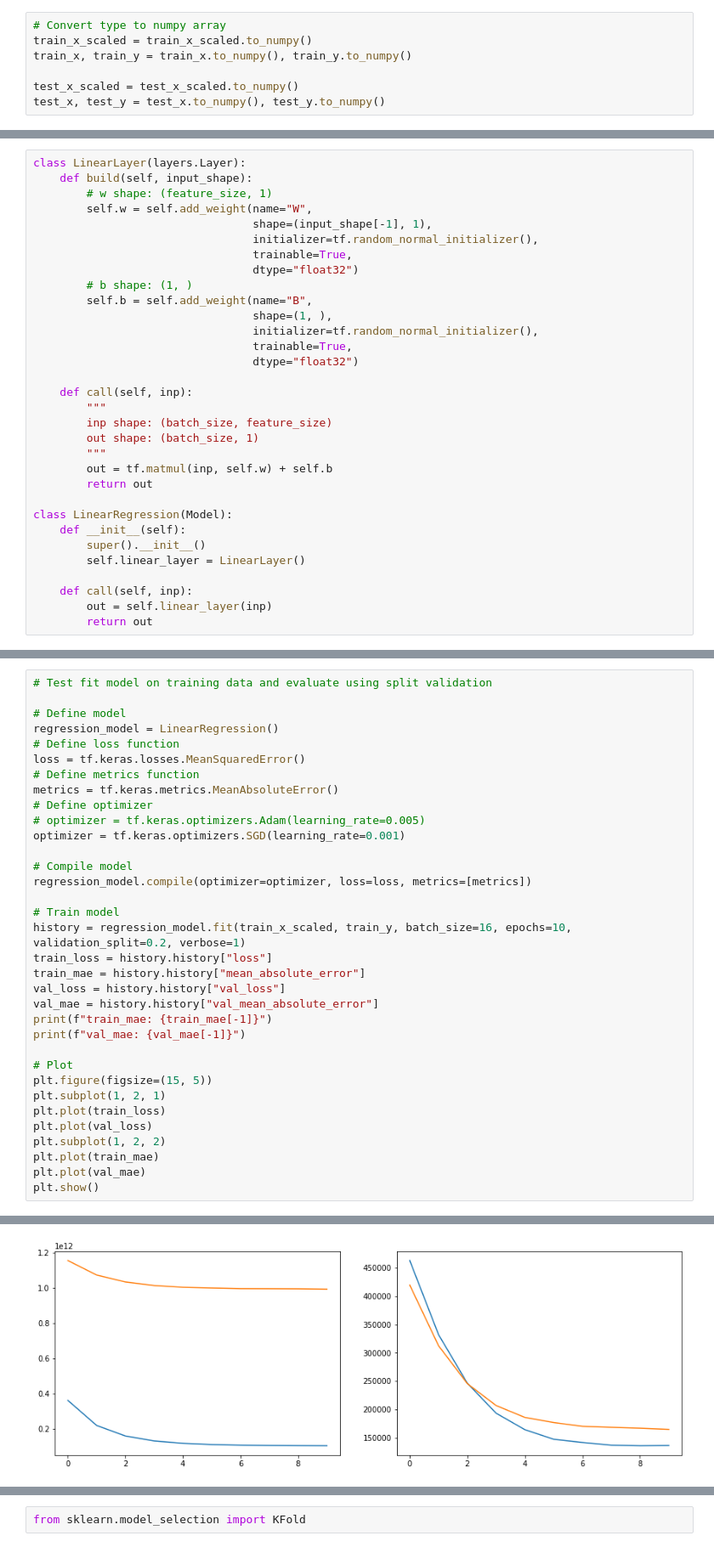
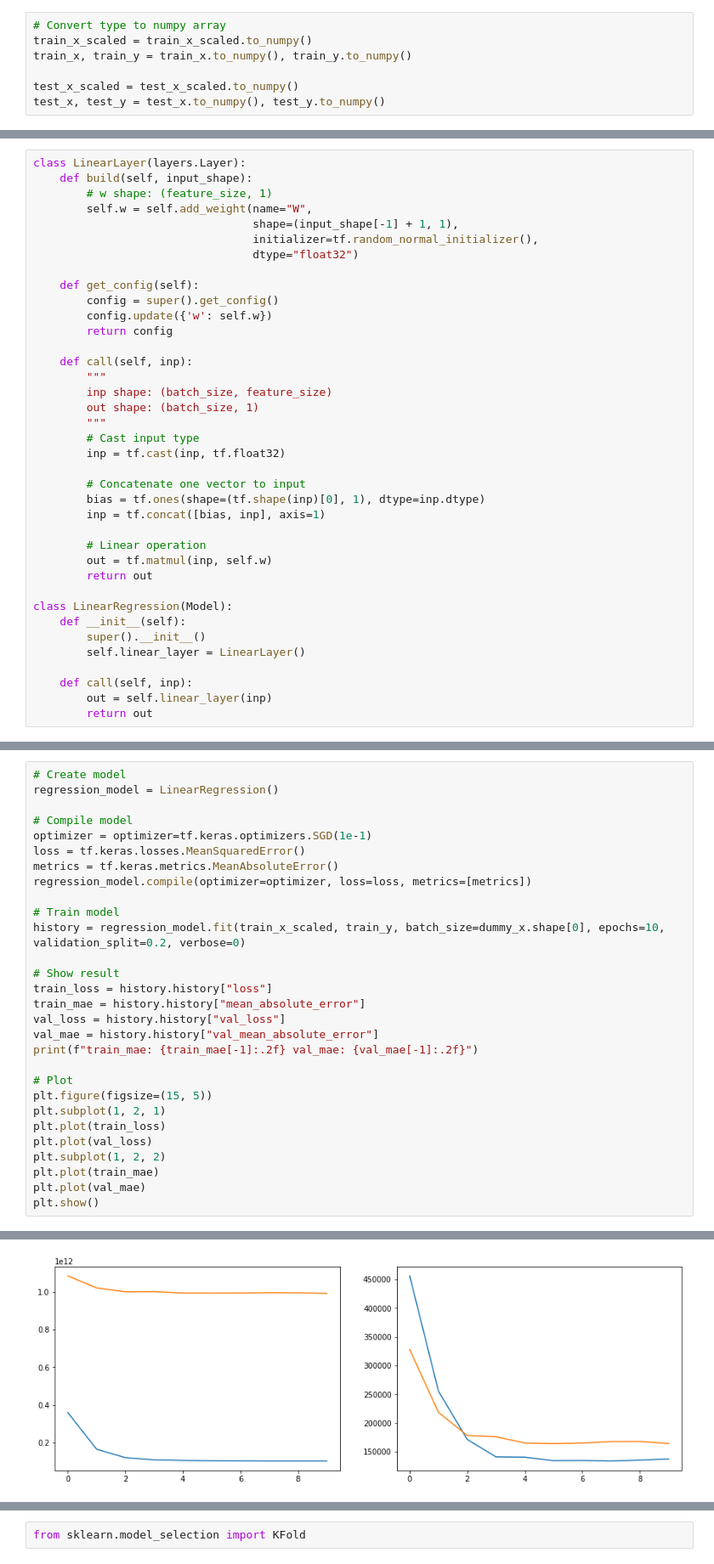
Before and after one commit to TeaKatz/AI_Training, a Jupyter notebook: 07_Implement_Linear&Logistic_Regression.ipynb, the cells around one changed output, grey strips where cells are left out. Shown at 85% size. Drawn from its saved outputs; the diff is of its cells as text.

```diff
--- a/07_Implement_Linear&Logistic_Regression.ipynb
+++ b/07_Implement_Linear&Logistic_Regression.ipynb
@@ -238,23 +268,29 @@ class LinearLayer(layers.Layer):
     def build(self, input_shape):
         # w shape: (feature_size, 1)
         self.w = self.add_weight(name="W",
-                                 shape=(input_shape[-1], 1),
+                                 shape=(input_shape[-1] + 1, 1),
                                  initializer=tf.random_normal_initializer(),
-                                 trainable=True,
                                  dtype="float32")
-        # b shape: (1, )
-        self.b = self.add_weight(name="B",
-                                 shape=(1, ),
-                                 initializer=tf.random_normal_initializer(),
-                                 trainable=True,
-                                 dtype="float32")
+
+    def get_config(self):
+        config = super().get_config()
+        config.update({'w': self.w})
+        return config
 
     def call(self, inp):
         """
         inp shape: (batch_size, feature_size)
         out shape: (batch_size, 1)
         """
-        out = tf.matmul(inp, self.w) + self.b
+        # Cast input type
+        inp = tf.cast(inp, tf.float32)
+
+        # Concatenate one vector to input
+        bias = tf.ones(shape=(tf.shape(inp)[0], 1), dtype=inp.dtype)
+        inp = tf.concat([bias, inp], axis=1)
+
+        # Linear operation
+        out = tf.matmul(inp, self.w)
         return out
 
 class LinearRegression(Model):
@@ -321,29 +516,24 @@ b: [0.3727686]
 
 <img src="pics/split_validation.png" width="900">
 # %%
-# Test fit model on training data and evaluate using split validation
-
-# Define model
+# Create model
 regression_model = LinearRegression()
-# Define loss function
-loss = tf.keras.losses.MeanSquaredError()
-# Define metrics function
-metrics = tf.keras.metrics.MeanAbsoluteError()
-# Define optimizer
-# optimizer = tf.keras.optimizers.Adam(learning_rate=0.005)
-optimizer = tf.keras.optimizers.SGD(learning_rate=0.001)
 
 # Compile model
+optimizer = optimizer=tf.keras.optimizers.SGD(1e-1)
+loss = tf.keras.losses.MeanSquaredError()
+metrics = tf.keras.metrics.MeanAbsoluteError()
 regression_model.compile(optimizer=optimizer, loss=loss, metrics=[metrics])
 
 # Train model
-history = regression_model.fit(train_x_scaled, train_y, batch_size=16, epochs=10, validation_split=0.2, verbose=1)
+history = regression_model.fit(train_x_scaled, train_y, batch_size=dummy_x.shape[0], epochs=10, validation_split=0.2, verbose=0)
+
+# Show result
 train_loss = history.history["loss"]
 train_mae = history.history["mean_absolute_error"]
 val_loss = history.history["val_loss"]
 val_mae = history.history["val_mean_absolute_error"]
-print(f"train_mae: {train_mae[-1]}")
-print(f"val_mae: {val_mae[-1]}")
+print(f"train_mae: {train_mae[-1]:.2f} val_mae: {val_mae[-1]:.2f}")
 
 # Plot
 plt.figure(figsize=(15, 5))
@@ -375,4 +549,4 @@ val_mae: 164544.90625
-[figure, old version]
+[figure, new version]
 # %% [markdown]
 ### 4.4.2. K-fold cross validation
 
```
Also changed, not shown: parts of 18 cells of this notebook.
